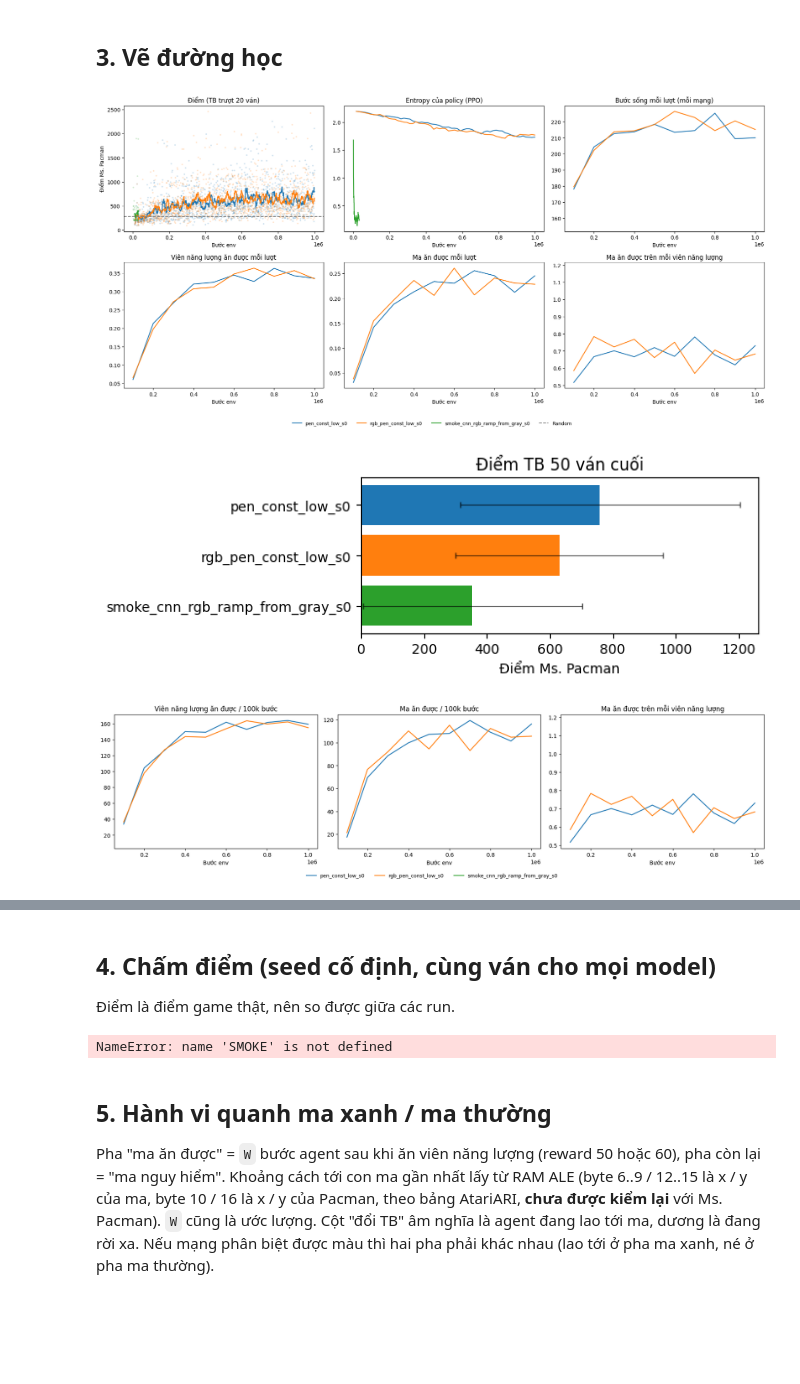
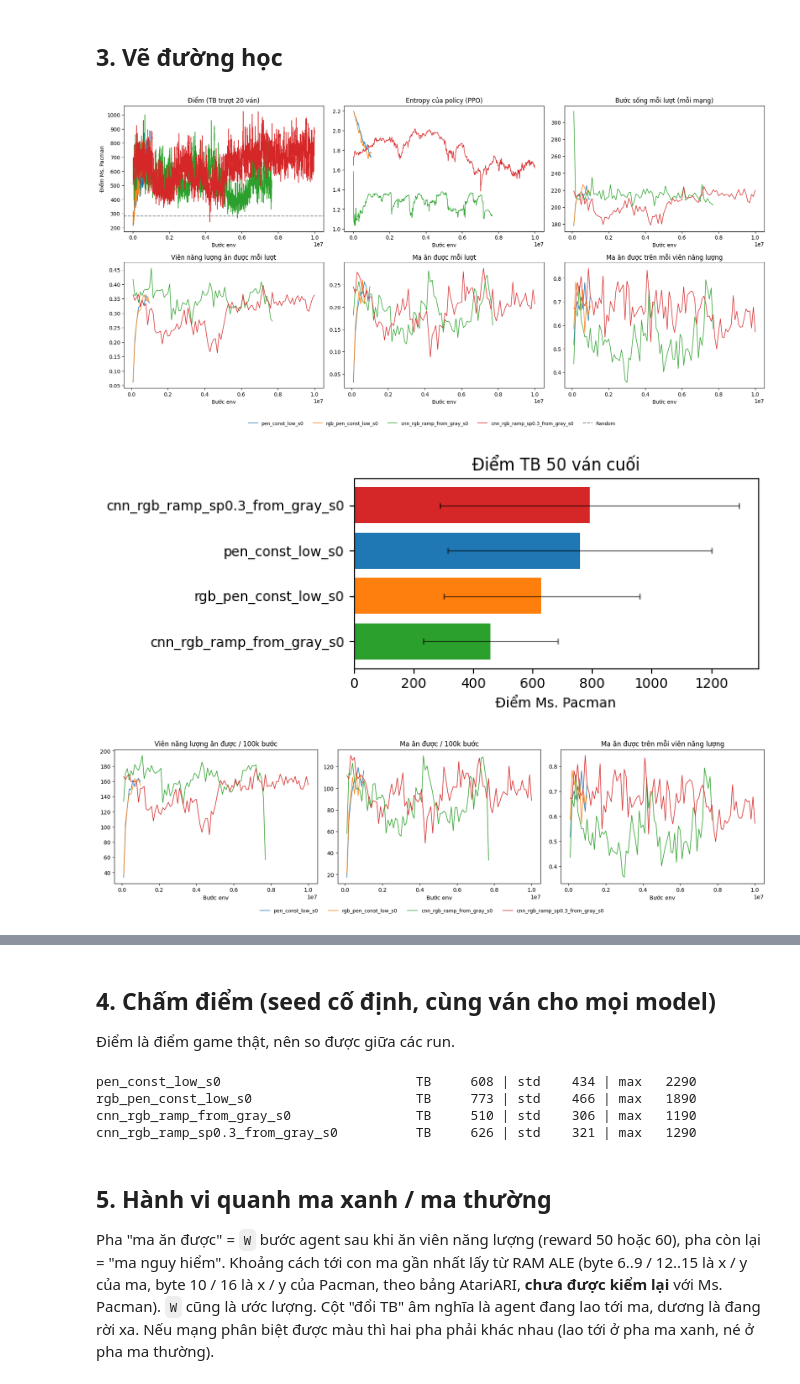
Before and after one commit to Khoile5464/rel_ms_pacman, a Jupyter notebook: notebooks/ppo_cnn_rgb_pipeline.ipynb, the cells around one changed output, grey strips where cells are left out. Saved outputs shown, nothing was run; the diff lists cells and outputs as text; code cells hidden in the pictures; blank space fills up the shorter version.

```diff
--- a/notebooks/ppo_cnn_rgb_pipeline.ipynb
+++ b/notebooks/ppo_cnn_rgb_pipeline.ipynb
@@ -55,0 +32,27 @@ cnn_rgb_ramp_from_gray_s0: 10 đoạn x 1,000,000 bước = 10,000,000 bước |
+# %%
+SMOKE = False                  # True: chạy thử vài update để kiểm notebook, không tốn thời gian
+SEED = 0
+RUN_DIR = "runs"
+SRC = "pen_const_low_s0"       # CNN xám nguồn (death_penalty 2.5, 1M bước)
+SCRATCH_RGB = "rgb_pen_const_low_s0"   # CNN RGB train từ đầu 1M bước, chỉ để so sánh
+OLD_RUN = "cnn_rgb_ramp_from_gray_s0"  # run cũ (step_penalty 2, 7.65M bước, không cải thiện), chỉ để so sánh. Đã sao lưu ở runs/backup_ramp_sp2_7.65M
+SP = 0.3                      # step_penalty. Reward học thang log (chấm ~0.69) nên 2 là quá nặng: run cũ với SP=2 suy biến (chết sớm, ăn 0 viên/ma).
+                               # 0.05 là mức các run ViT/LSTM đã dùng và có điểm tăng ổn định.
+LR = 1e-4                      # thấp hơn lúc train đầu (2.5e-4) để không phá trọng số đã học
+CHUNK = 1_000_000              # số bước mỗi đoạn (lưu sau mỗi đoạn)
+# Tổng số đoạn MỤC TIÊU (tích lũy). Chạy lại notebook sẽ tiếp từ đoạn đang dở; muốn train thêm thì tăng số này.
+N_CHUNKS = 2 if SMOKE else 30
+MAX_HOURS = 8                  # sau ngần này giờ thì không bắt đầu đoạn mới
+MIN_SCORE = 350                # an toàn: nếu điểm TB 100 ván cuối của một đoạn < ngưỡng này (random ~200-280) thì coi là sụp,
+                               # KHÔNG lưu đoạn đó và dừng. Model/log trong runs/ giữ nguyên bản tốt trước đó.
+
+# death_penalty theo từng đoạn. Thí nghiệm trước cho thấy phạt chết cao không giúp (const_high < const_low, dp=10 không hơn 2.5),
+# nên giữ 2.5 lâu để mạng kịp học màu rồi mới tăng nhẹ. Muốn một mức cố định thì viết [2.5] * N_CHUNKS.
+DP_SCHEDULE = [20] * 6 + [30] * 2 + [40] * 2
+if SMOKE: DP_SCHEDULE = [2.5, 5]
+
+# Tên run MỚI, tách khỏi OLD_RUN để không ghi đè hay nối vào log hỏng.
+DST = ("smoke_2" if SMOKE else "") + f"cnn_rgb_ramp_sp{SP:g}_from_gray_s{SEED}"
+PROGRESS = Path(RUN_DIR) / f"{DST}_progress.json"
+CKPT = Path(RUN_DIR) / "ckpt" / f"{DST}.pt"      # checkpoint giữa đoạn, tách riêng để {DST}.pt luôn khớp với log
+print(f"{DST}: mục tiêu {N_CHUNKS} đoạn x {CHUNK:,} bước = {N_CHUNKS * CHUNK:,} bước | step_penalty {SP} | dp {DP_SCHEDULE} (đoạn vượt danh sách giữ dp cuối)")
@@ -69,8 +74,11 @@ def make_cfg(dp):
         save_every=2 if SMOKE else 10,       # đếm theo UPDATE (1 update = 16384 bước)
         log_every=1 if SMOKE else 10)
 
+start_k = chunks_done()
+print(f"đã xong {start_k} đoạn, sẽ train tiếp đoạn {start_k + 1}..{N_CHUNKS}" if start_k < N_CHUNKS
+      else f"đã xong {start_k} đoạn >= mục tiêu {N_CHUNKS}, hãy tăng N_CHUNKS để train thêm")
 t_start = time.time()
-for k in range(chunks_done(), N_CHUNKS):
+for k in range(start_k, N_CHUNKS):
     if (time.time() - t_start) / 3600 > MAX_HOURS:
         print(f"hết ngân sách {MAX_HOURS}h, dừng trước đoạn {k + 1}/{N_CHUNKS}")
         break
@@ -78,9 +86,16 @@ for k in range(chunks_done(), N_CHUNKS):
         model = load_gray_as_rgb(f"{RUN_DIR}/{SRC}.pt", "ppo", device).train()   # xám -> RGB
     else:
         model = load_run(RUN_DIR, DST, "ppo", device).model.train()              # tiếp từ đoạn trước
-    dp = DP_SCHEDULE[k]
-    print(f"=== đoạn {k + 1}/{N_CHUNKS} | dp {dp} | {CHUNK:,} bước | đã chạy {(time.time() - t_start) / 3600:.2f}h ===")
+    dp = DP_SCHEDULE[min(k, len(DP_SCHEDULE) - 1)]
+    print(f"=== đoạn {k + 1}/{N_CHUNKS} | dp {dp} | sp {SP} | {CHUNK:,} bước | đã chạy {(time.time() - t_start) / 3600:.2f}h ===")
     result = train_ppo(cfg=make_cfg(dp), model=model, save_path=str(CKPT), device=device)
+    eps = np.asarray(result[2], dtype=float).reshape(-1, 2)
+    last = float(eps[-100:, 1].mean()) if len(eps) else 0.0
+    print(f"    điểm TB {min(100, len(eps))} ván cuối của đoạn: {last:.0f}")
+    if not SMOKE and last < MIN_SCORE:
+        print(f"!!! đoạn {k + 1} sụp (điểm {last:.0f} < {MIN_SCORE}). KHÔNG lưu đoạn này, dừng. "
+              f"Bản tốt gần nhất (đến đoạn {k}) vẫn nằm trong {RUN_DIR}/{DST}*. Kiểm tra lại step_penalty / lr / death_penalty.")
+        break
     save_run(result, RUN_DIR, DST, append=(k > 0))          # đoạn 0: ghi mới; các đoạn sau: nối log
     PROGRESS.write_text(json.dumps({"chunks_done": k + 1}))
 print(f"xong {chunks_done()}/{N_CHUNKS} đoạn, tổng {(time.time() - t_start) / 3600:.2f}h")
@@ -106,10 +121,10 @@ xong 10/10 đoạn, tổng 0.92h
 # %% [markdown]
 ## 3. Vẽ đường học
 # %%
-names = [SRC, SCRATCH_RGB, DST]
+names = [SRC, SCRATCH_RGB] + ([OLD_RUN] if (Path(RUN_DIR) / f"{OLD_RUN}.pt").exists() else []) + [DST]
 runs = compare(names=names, directory=RUN_DIR, random_scores=random_baseline(5),
                metrics=("ent",), device=device, save_path=f"{RUN_DIR}/{DST}_compare.png")
 # %% [output]
-[figure, old version]
+[figure, new version]
-[figure, old version]
+[figure, new version]
-[figure, old version]
+[figure, new version]
@@ -126,7 +141,10 @@ for n in names:
     print(f"{n:40s} TB {np.mean(rows[n]):7.0f} | std {np.std(rows[n]):6.0f} | max {np.max(rows[n]):6.0f}")
 json.dump({n: [float(x) for x in v] for n, v in rows.items()}, open(f"{RUN_DIR}/{DST}_eval.json", "w"))
 # %% [output]
-NameError: name 'SMOKE' is not defined
+pen_const_low_s0                         TB     608 | std    434 | max   2290
+rgb_pen_const_low_s0                     TB     773 | std    466 | max   1890
+cnn_rgb_ramp_from_gray_s0                TB     510 | std    306 | max   1190
+cnn_rgb_ramp_sp0.3_from_gray_s0          TB     626 | std    321 | max   1290
 # %% [markdown]
 ## 5. Hành vi quanh ma xanh / ma thường
 Pha "ma ăn được" = `W` bước agent sau khi ăn viên năng lượng (reward 50 hoặc 60), pha còn lại = "ma nguy hiểm". Khoảng cách tới con ma gần nhất lấy từ RAM ALE
```
Also changed, not shown: parts of 6 cells of this notebook, 34 other files.
